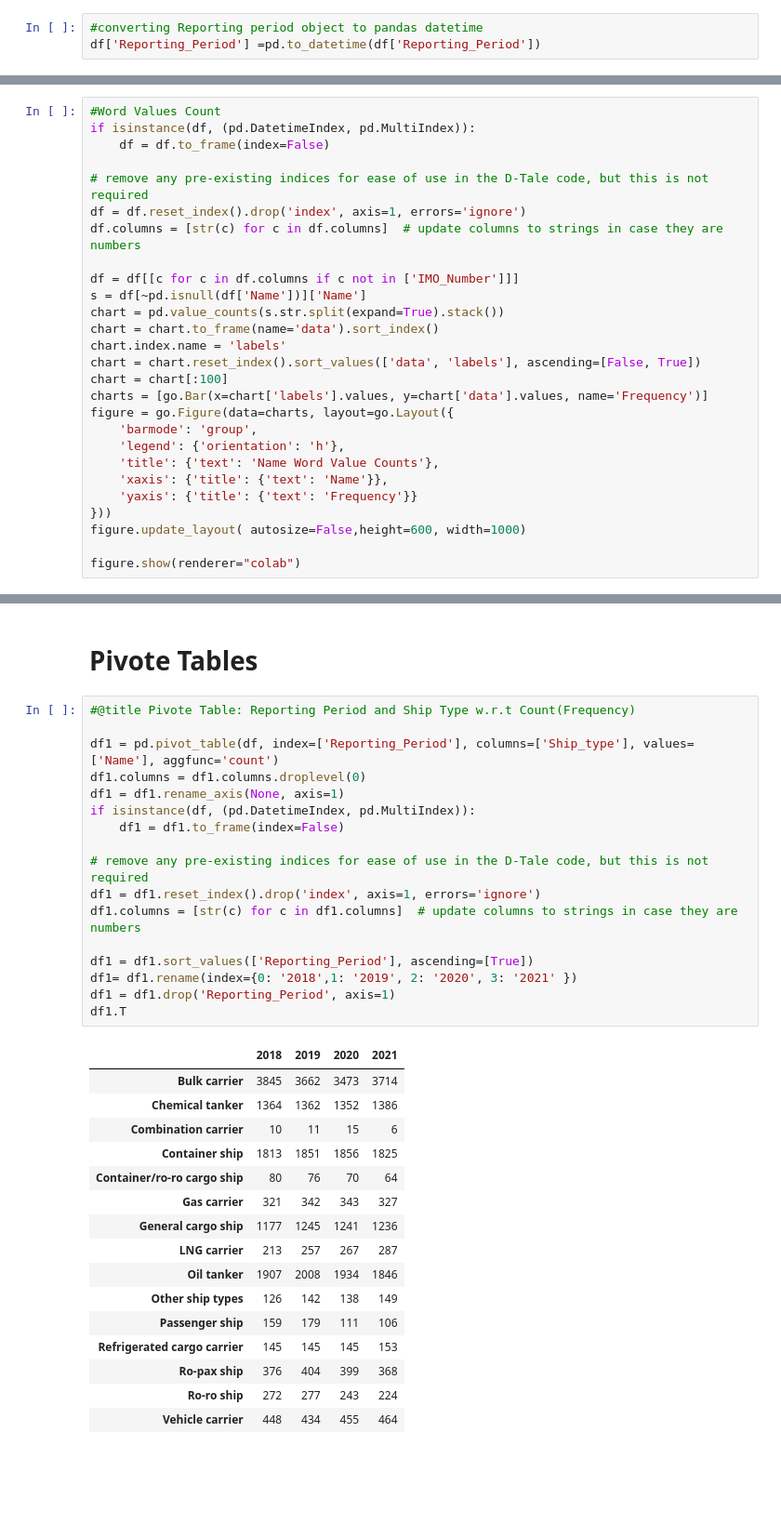
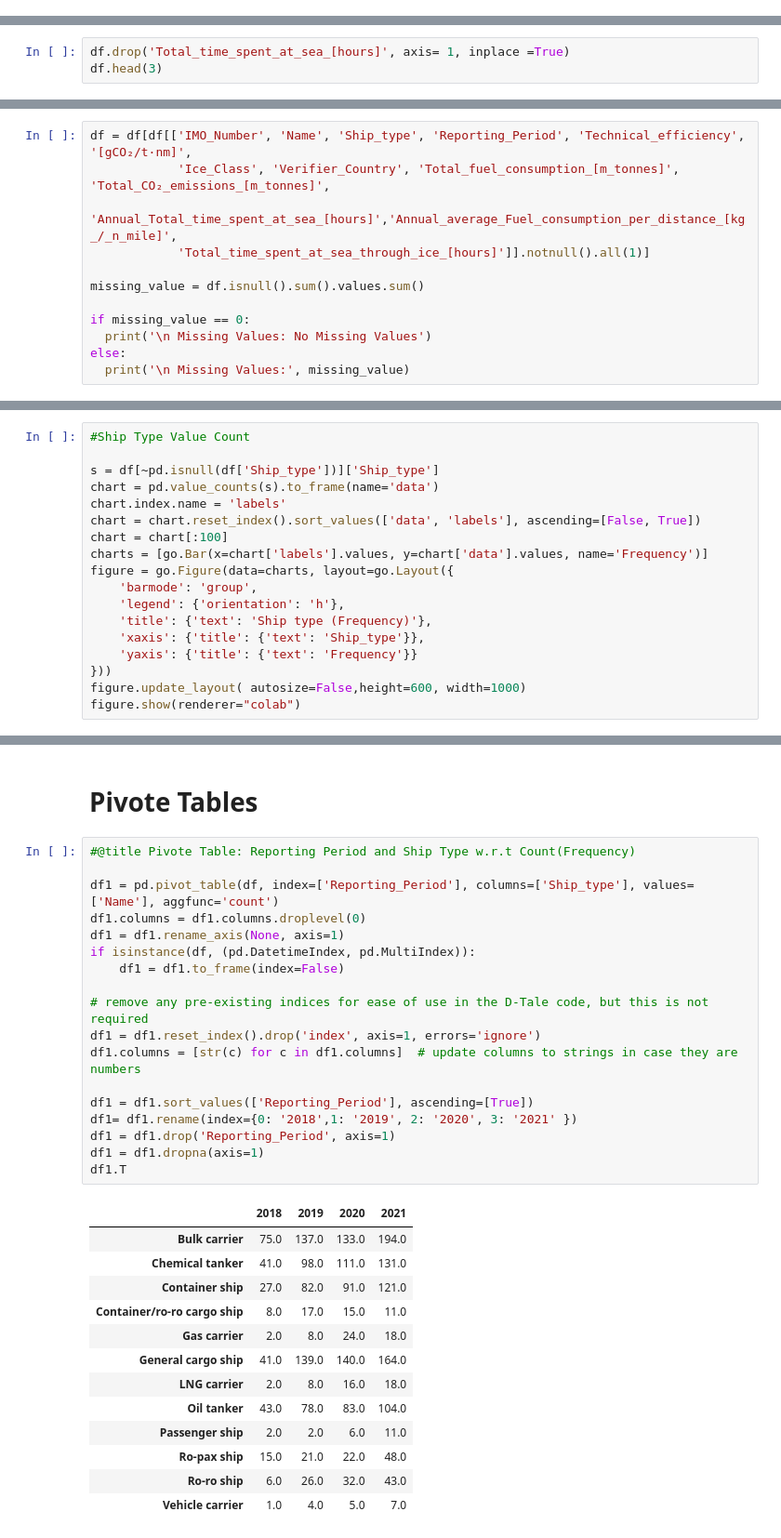
Before and after one commit to Anuj-1996/Maritime_Ship_CO2_Emission_Analysis, a Jupyter notebook: EDA_of_EU_CO2_emissions_from_maritime_transport.ipynb, the cells around one changed output, grey strips where cells are left out. Shown: that part at 93% size. Cells and saved outputs as stored; diff of their text form; blank space fills up the shorter version.

```diff
--- a/EDA_of_EU_CO2_emissions_from_maritime_transport.ipynb
+++ b/EDA_of_EU_CO2_emissions_from_maritime_transport.ipynb
@@ -174,7 +137,4 @@ CO₂_emissions_per_transport_workfreight)_on_laden_voyages_[g_CO₂_/_m_tonnes_
 dtype: int64
-# %%
-#converting Reporting period object to pandas datetime
-df['Reporting_Period'] =pd.to_datetime(df['Reporting_Period'])
 # %%
 #Data Type
 print("\n Datatype:")
@@ -230,3 +180,6 @@ array(['Other ship types', 'Ro-pax ship', 'Ro-ro ship', 'Bulk carrier',
        'Container ship', 'Refrigerated cargo carrier', 'Vehicle carrier',
        'Gas carrier', 'Container/ro-ro cargo ship', 'Oil tanker',
        'Combination carrier', 'LNG carrier'], dtype=object)
+# %%
+df.drop('Total_time_spent_at_sea_[hours]', axis= 1, inplace =True)
+df.head(3)
@@ -232,0 +191,12 @@ array(['Other ship types', 'Ro-pax ship', 'Ro-ro ship', 'Bulk carrier',
+# %%
+df = df[df[['IMO_Number', 'Name', 'Ship_type', 'Reporting_Period', 'Technical_efficiency', '[gCO₂/t·nm]',
+            'Ice_Class', 'Verifier_Country', 'Total_fuel_consumption_[m_tonnes]', 'Total_CO₂_emissions_[m_tonnes]',
+            'Annual_Total_time_spent_at_sea_[hours]','Annual_average_Fuel_consumption_per_distance_[kg_/_n_mile]',
+            'Total_time_spent_at_sea_through_ice_[hours]']].notnull().all(1)]
+
+missing_value = df.isnull().sum().values.sum()
+
+if missing_value == 0:
+  print('\n Missing Values: No Missing Values')
+else:
+  print('\n Missing Values:', missing_value)
@@ -244,16 +227,8 @@ https://qfp6wn162ti-496ff2e9c6d22116-40000-colab.googleusercontent.com/dtale/mai
 # %%
-#Word Values Count
-if isinstance(df, (pd.DatetimeIndex, pd.MultiIndex)):
-	df = df.to_frame(index=False)
+#Ship Type Value Count
 
-# remove any pre-existing indices for ease of use in the D-Tale code, but this is not required
-df = df.reset_index().drop('index', axis=1, errors='ignore')
-df.columns = [str(c) for c in df.columns]  # update columns to strings in case they are numbers
-
-df = df[[c for c in df.columns if c not in ['IMO_Number']]]
-s = df[~pd.isnull(df['Name'])]['Name']
-chart = pd.value_counts(s.str.split(expand=True).stack())
-chart = chart.to_frame(name='data').sort_index()
+s = df[~pd.isnull(df['Ship_type'])]['Ship_type']
+chart = pd.value_counts(s).to_frame(name='data')
 chart.index.name = 'labels'
 chart = chart.reset_index().sort_values(['data', 'labels'], ascending=[False, True])
 chart = chart[:100]
@@ -261,12 +236,11 @@ charts = [go.Bar(x=chart['labels'].values, y=chart['data'].values, name='Frequen
 figure = go.Figure(data=charts, layout=go.Layout({
     'barmode': 'group',
     'legend': {'orientation': 'h'},
-    'title': {'text': 'Name Word Value Counts'},
-    'xaxis': {'title': {'text': 'Name'}},
+    'title': {'text': 'Ship type (Frequency)'},
+    'xaxis': {'title': {'text': 'Ship_type'}},
     'yaxis': {'title': {'text': 'Frequency'}}
 }))
 figure.update_layout( autosize=False,height=600, width=1000)
-
 figure.show(renderer="colab")
 # %% [output]
 [interactive output not drawn]
@@ -418,36 +428,34 @@ figure.show(renderer="colab")
 # %%
 #@title Pivote Table: Reporting Period and Ship Type w.r.t Count(Frequency)
 
 df1 = pd.pivot_table(df, index=['Reporting_Period'], columns=['Ship_type'], values=['Name'], aggfunc='count')
 df1.columns = df1.columns.droplevel(0)
 df1 = df1.rename_axis(None, axis=1)
 if isinstance(df, (pd.DatetimeIndex, pd.MultiIndex)):
 	df1 = df1.to_frame(index=False)
 
 # remove any pre-existing indices for ease of use in the D-Tale code, but this is not required
 df1 = df1.reset_index().drop('index', axis=1, errors='ignore')
 df1.columns = [str(c) for c in df1.columns]  # update columns to strings in case they are numbers
 
 df1 = df1.sort_values(['Reporting_Period'], ascending=[True])
 df1= df1.rename(index={0: '2018',1: '2019', 2: '2020', 3: '2021' })
 df1 = df1.drop('Reporting_Period', axis=1)
+df1 = df1.dropna(axis=1)
 df1.T
 # %% [output]
 |  | 2018 | 2019 | 2020 | 2021 |
-| Bulk carrier | 3845 | 3662 | 3473 | 3714 |
-| Chemical tanker | 1364 | 1362 | 1352 | 1386 |
-| Combination carrier | 10 | 11 | 15 | 6 |
-| Container ship | 1813 | 1851 | 1856 | 1825 |
-| Container/ro-ro cargo ship | 80 | 76 | 70 | 64 |
-| Gas carrier | 321 | 342 | 343 | 327 |
-| General cargo ship | 1177 | 1245 | 1241 | 1236 |
-| LNG carrier | 213 | 257 | 267 | 287 |
-| Oil tanker | 1907 | 2008 | 1934 | 1846 |
-| Other ship types | 126 | 142 | 138 | 149 |
-| Passenger ship | 159 | 179 | 111 | 106 |
-| Refrigerated cargo carrier | 145 | 145 | 145 | 153 |
-| Ro-pax ship | 376 | 404 | 399 | 368 |
-| Ro-ro ship | 272 | 277 | 243 | 224 |
-| Vehicle carrier | 448 | 434 | 455 | 464 |
+| Bulk carrier | 75.0 | 137.0 | 133.0 | 194.0 |
+| Chemical tanker | 41.0 | 98.0 | 111.0 | 131.0 |
+| Container ship | 27.0 | 82.0 | 91.0 | 121.0 |
+| Container/ro-ro cargo ship | 8.0 | 17.0 | 15.0 | 11.0 |
+| Gas carrier | 2.0 | 8.0 | 24.0 | 18.0 |
+| General cargo ship | 41.0 | 139.0 | 140.0 | 164.0 |
+| LNG carrier | 2.0 | 8.0 | 16.0 | 18.0 |
+| Oil tanker | 43.0 | 78.0 | 83.0 | 104.0 |
+| Passenger ship | 2.0 | 2.0 | 6.0 | 11.0 |
+| Ro-pax ship | 15.0 | 21.0 | 22.0 | 48.0 |
+| Ro-ro ship | 6.0 | 26.0 | 32.0 | 43.0 |
+| Vehicle carrier | 1.0 | 4.0 | 5.0 | 7.0 |
 # %%
 y = df1.columns.tolist()
```
Also changed, not shown: parts of 33 cells of this notebook.
